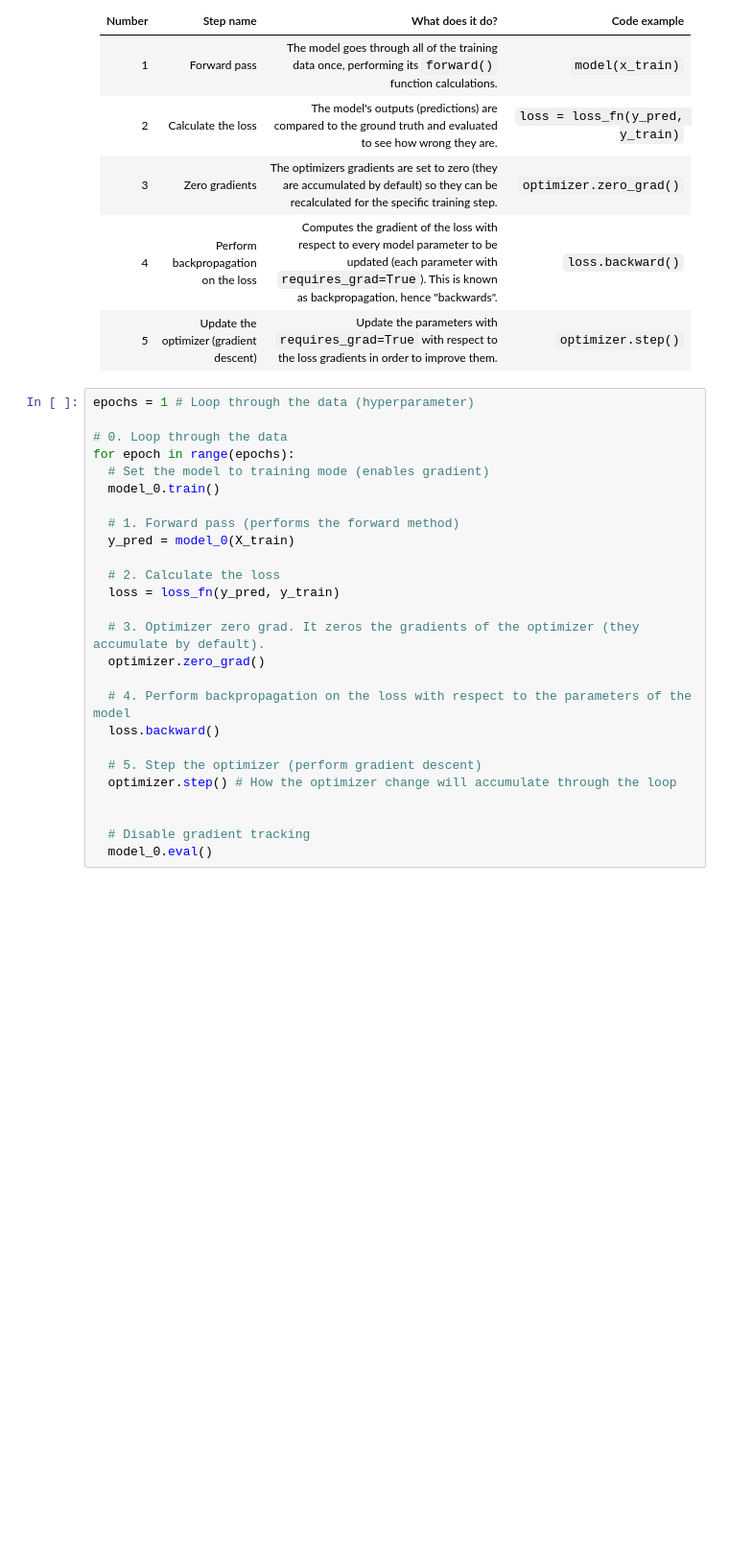
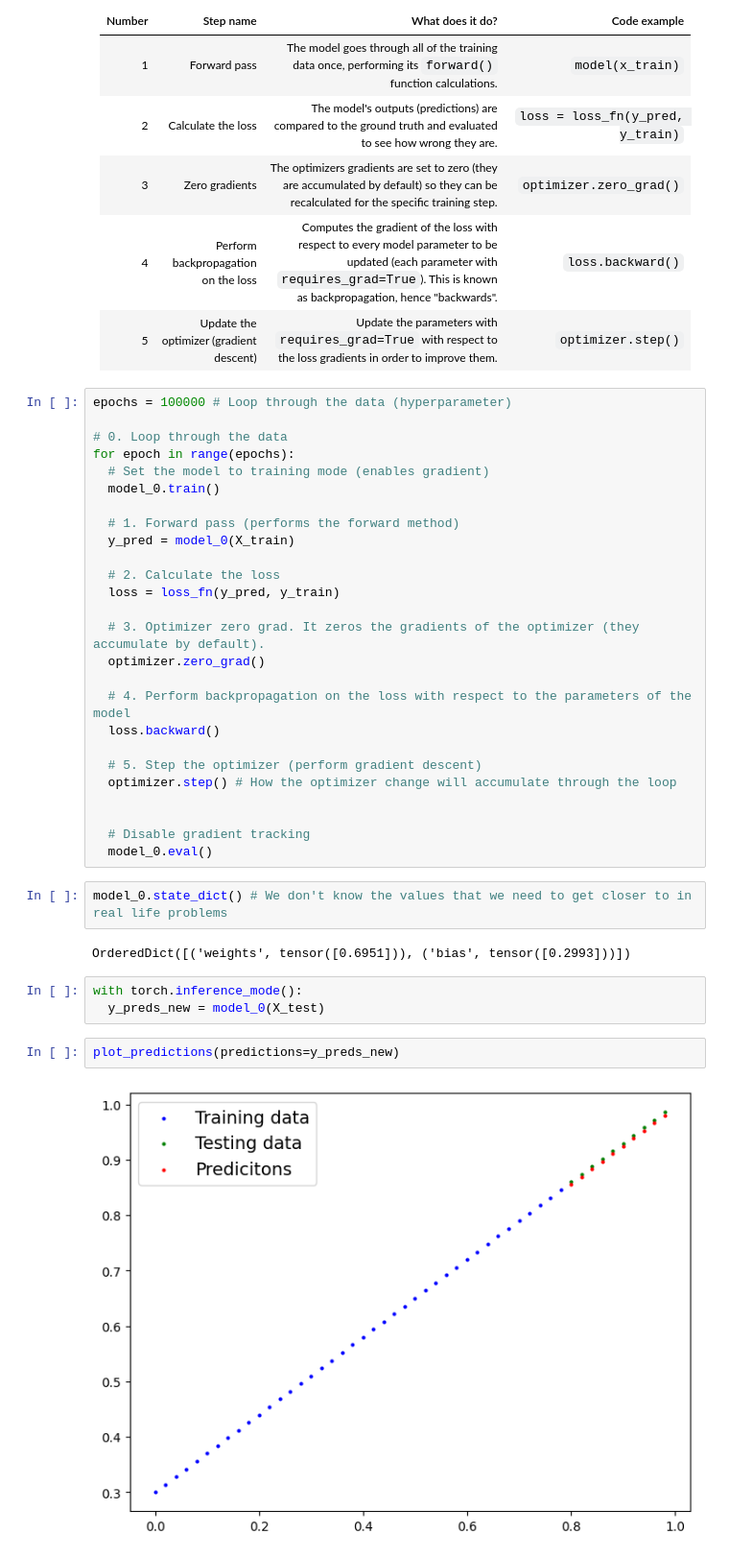
Before and after one commit to Mateus-Henr/Deep-Learning-With-PyTorch, a Jupyter notebook: pytorch_workflow.ipynb, the cells around one changed output. Shown at 96% size. Saved outputs shown, nothing was run; the diff lists cells and outputs as text; blank space fills up the shorter version.

Commit message:
Improving model

```diff
--- a/pytorch_workflow.ipynb
+++ b/pytorch_workflow.ipynb
@@ -215,7 +215,7 @@ For the training loop, we'll build the following steps:
 | 4      | Perform backpropagation on the loss     | Computes the gradient of the loss with respect to every model parameter to be updated (each parameter with `requires_grad=True`). This is known as backpropagation, hence "backwards". | `loss.backward()`              |
 | 5      | Update the optimizer (gradient descent) | Update the parameters with `requires_grad=True` with respect to the loss gradients in order to improve them.                                   | `optimizer.step()`             |
 # %%
-epochs = 1 # Loop through the data (hyperparameter)
+epochs = 100000 # Loop through the data (hyperparameter)
 
 # 0. Loop through the data
 for epoch in range(epochs):
@@ -240,3 +240,14 @@ for epoch in range(epochs):
 
   # Disable gradient tracking
   model_0.eval()
+# %%
+model_0.state_dict() # We don't know the values that we need to get closer to in real life problems
+# %% [output]
+OrderedDict([('weights', tensor([0.6951])), ('bias', tensor([0.2993]))])
+# %%
+with torch.inference_mode():
+  y_preds_new = model_0(X_test)
+# %%
+plot_predictions(predictions=y_preds_new)
+# %% [output]
+[figure, added]
```
